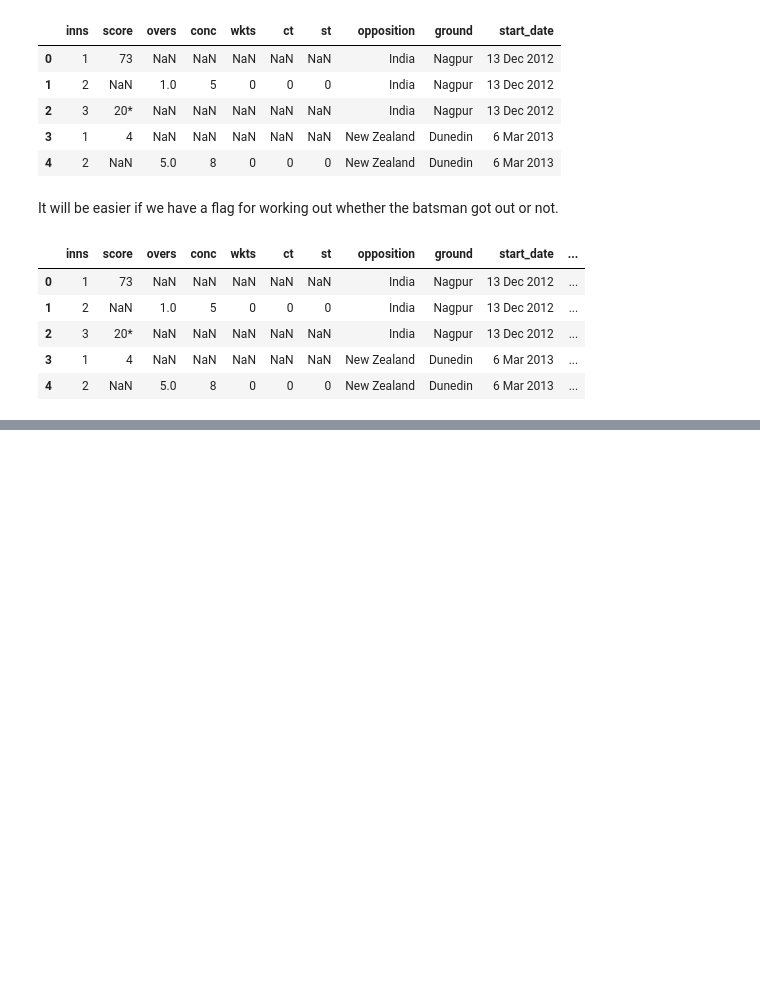
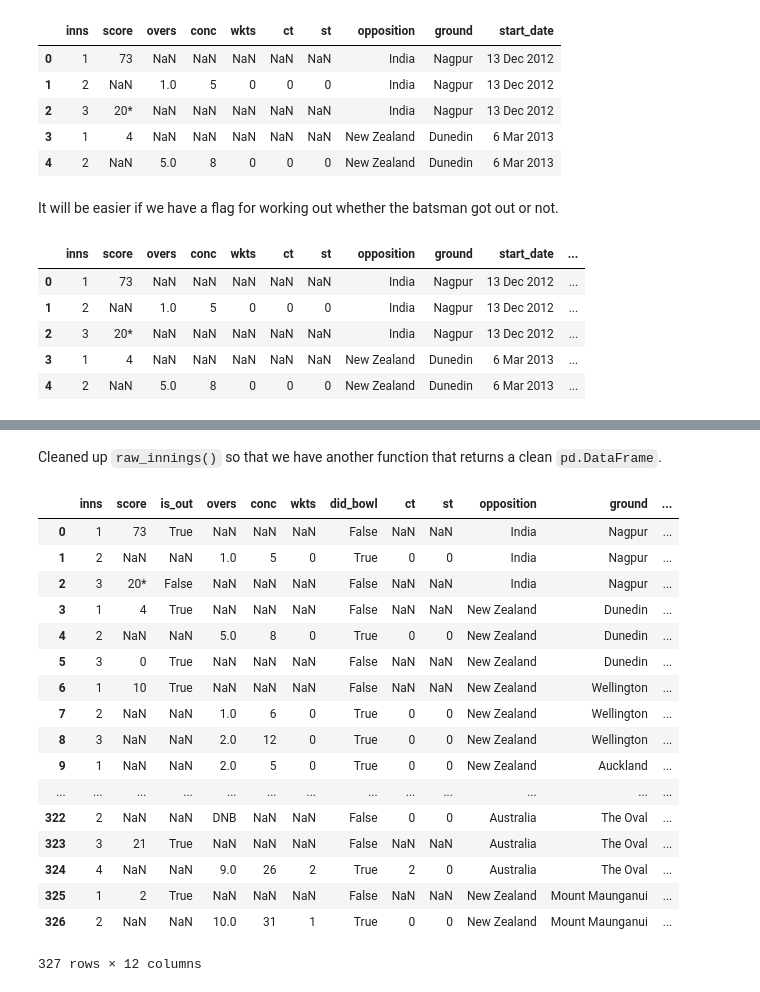
Before and after one commit to willcanniford/python-web-scraping, a Jupyter notebook: espn_cricinfo/top_4_player_class.ipynb, the cells around one changed output, grey strips where cells are left out. Cells and saved outputs as stored; diff of their text form; code cells hidden in the pictures; blank space fills up the shorter version.

Commit message:
Alter innings function
Change basic innings to raw_innings, and have clean version for innings to return clean pd.DataFrame

```diff
--- a/espn_cricinfo/top_4_player_class.ipynb
+++ b/espn_cricinfo/top_4_player_class.ipynb
@@ -18,7 +18,7 @@ class CricketPlayer:
     def view_raw_html(self):
         return(self.soup)
 
-    def innings(self):
+    def raw_innings(self):
         for caption in self.soup.find_all('caption'):
             if caption.get_text() == 'Innings by innings list':
                 main_table = caption.find_parent('table', {'class': 'engineTable'})
@@ -30,6 +30,15 @@ class CricketPlayer:
             rows.append([stat.get_text() for stat in innings.find_all('td')])
 
         return(pd.DataFrame(rows, columns=columns))
+
+    def innings(self):
+        raw_innings = self.raw_innings()
+        raw_innings['Opposition'] = raw_innings['Opposition'].str.replace('v ', '')
+        raw_innings.replace('-', np.nan, inplace=True)
+        raw_innings.columns = raw_innings.columns.str.lower().str.replace(' ', '_')
+        raw_innings['is_out'] = raw_innings.score.astype('str').apply(lambda x: np.nan if x == 'nan' else False if '*' in x else True)
+        raw_innings['did_bowl'] = raw_innings.overs.astype('str').apply(lambda x: False if x in ['nan', 'DNB'] else True)
+        return(raw_innings[['inns', 'score', 'is_out', 'overs', 'conc', 'wkts', 'did_bowl', 'ct', 'st', 'opposition', 'ground', 'start_date']])
 # %%
 virat_kohli = 'http://stats.espncricinfo.com/ci/engine/player/253802.html?class=1;template=results;type=allround;view=innings'
 steve_smith = 'http://stats.espncricinfo.com/ci/engine/player/267192.html?class=1;template=results;type=allround;view=innings'
@@ -115,0 +139,23 @@ innings.head()
+# %% [markdown]
+Cleaned up `raw_innings()` so that we have another function that returns a clean `pd.DataFrame`.
+# %%
+root.innings()
+# %% [output]
+|  | inns | score | is_out | overs | conc | wkts | did_bowl | ct | st | opposition | ground | ... |
+| 0 | 1 | 73 | True | NaN | NaN | NaN | False | NaN | NaN | India | Nagpur | ... |
+| 1 | 2 | NaN | NaN | 1.0 | 5 | 0 | True | 0 | 0 | India | Nagpur | ... |
+| 2 | 3 | 20* | False | NaN | NaN | NaN | False | NaN | NaN | India | Nagpur | ... |
+| 3 | 1 | 4 | True | NaN | NaN | NaN | False | NaN | NaN | New Zealand | Dunedin | ... |
+| 4 | 2 | NaN | NaN | 5.0 | 8 | 0 | True | 0 | 0 | New Zealand | Dunedin | ... |
+| 5 | 3 | 0 | True | NaN | NaN | NaN | False | NaN | NaN | New Zealand | Dunedin | ... |
+| 6 | 1 | 10 | True | NaN | NaN | NaN | False | NaN | NaN | New Zealand | Wellington | ... |
+| 7 | 2 | NaN | NaN | 1.0 | 6 | 0 | True | 0 | 0 | New Zealand | Wellington | ... |
+| 8 | 3 | NaN | NaN | 2.0 | 12 | 0 | True | 0 | 0 | New Zealand | Wellington | ... |
+| 9 | 1 | NaN | NaN | 2.0 | 5 | 0 | True | 0 | 0 | New Zealand | Auckland | ... |
+| ... | ... | ... | ... | ... | ... | ... | ... | ... | ... | ... | ... | ... |
+| 322 | 2 | NaN | NaN | DNB | NaN | NaN | False | 0 | 0 | Australia | The Oval | ... |
+| 323 | 3 | 21 | True | NaN | NaN | NaN | False | NaN | NaN | Australia | The Oval | ... |
+| 324 | 4 | NaN | NaN | 9.0 | 26 | 2 | True | 2 | 0 | Australia | The Oval | ... |
+| 325 | 1 | 2 | True | NaN | NaN | NaN | False | NaN | NaN | New Zealand | Mount Maunganui | ... |
+| 326 | 2 | NaN | NaN | 10.0 | 31 | 1 | True | 0 | 0 | New Zealand | Mount Maunganui | ... |
+327 rows × 12 columns
```
Also changed, not shown: parts of 4 cells of this notebook, 1 other file.
